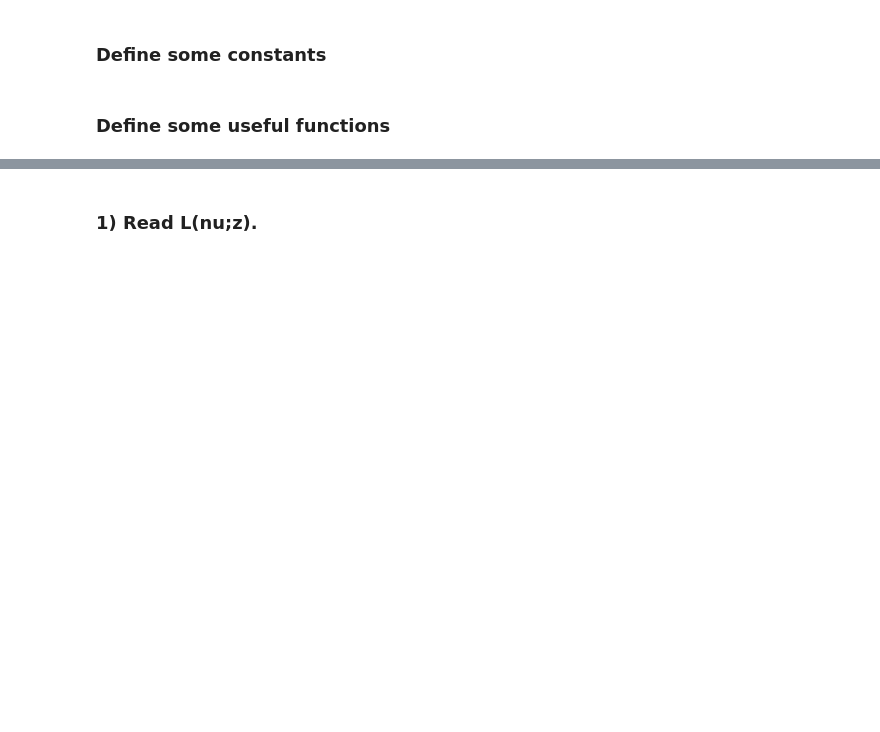
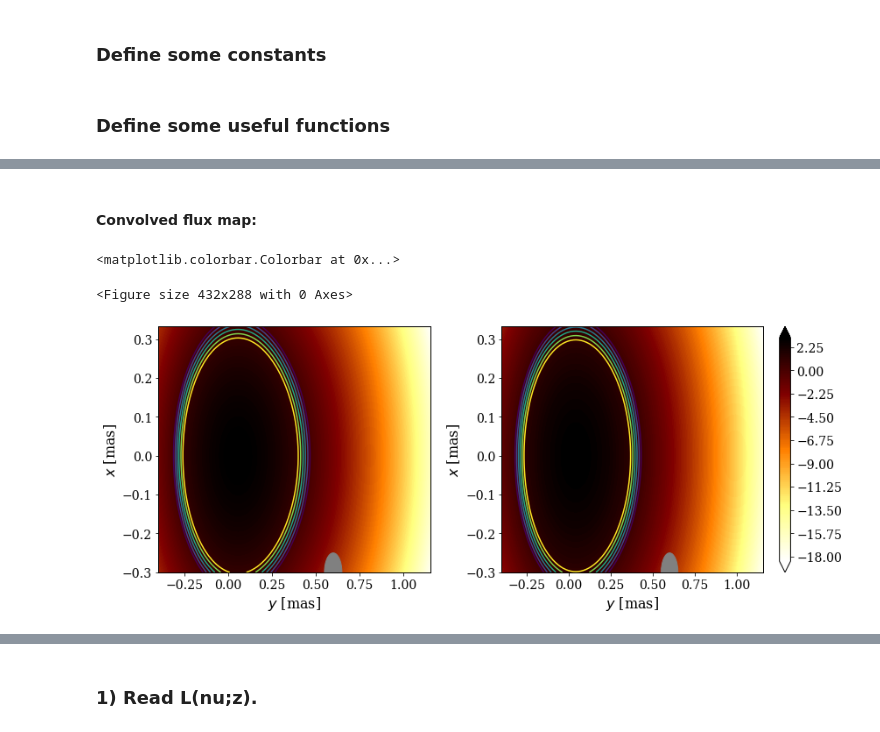
Before and after one commit to santimda/ExtendedJet, a Jupyter notebook: PostProcessing/MapFlux.ipynb, the cells around one changed output, grey strips where cells are left out. Cells and saved outputs as stored; diff of their text form; code cells hidden in the pictures; blank space fills up the shorter version.

```diff
--- a/PostProcessing/MapFlux.ipynb
+++ b/PostProcessing/MapFlux.ipynb
@@ -25,8 +25,8 @@ from matplotlib.colors import Colormap
 ### User parameters
 # %%
 incl = 17.0 * np.pi / 180.0
-Nx = 64 # = Ns ?
-nu_target_GHz = 43
+Nx = 32
+nu_target_GHz = 43.0
 f_Ny = 0.15 # Nyquist frequency (< 0.6)
 #sigma_x, sigma_y = 0.31, 0.31 # Beam resolution in [mas]
 sigma_x, sigma_y = 0.1, 0.1 # Mock value for testing
@@ -183,0 +307,37 @@ def make_spix_map( x_c, y_c, nu1, F_map1, nu2, F_map2):
+# %% [markdown]
+#### Convolved flux map:
+# %%
+from matplotlib.patches import Ellipse
+
+plt.clf()
+fig, (ax1, ax2) = plt.subplots(1, 2, figsize=(12, 5), gridspec_kw={'width_ratios': [1, 1.2]})
+ax1.set_xlabel(r"$y$ [mas]")
+ax1.set_ylabel(r"$x$ [mas]")
+ax1.set_xlim([y_c[0], y_c[-1]])
+ax1.set_ylim([x_c[0], x_c[-1]])
+ax2.set_xlabel(r"$y$ [mas]")
+ax2.set_ylabel(r"$x$ [mas]")
+ax2.set_xlim([y_c[0], y_c[-1]])
+ax2.set_ylim([x_c[0], x_c[-1]])
+cmap  = plt.cm.afmhot_r
+#cmap.set_label(r"$S_\nu$ [mJy beam$^{-1}$]")
+CS_conv = ax1.contourf( y_c, x_c, np.log10(F_map_c1), cmap=cmap, levels=200, extend="both")
+CS_conv = ax2.contourf( y_c, x_c, np.log10(F_map_c2), cmap=cmap, levels=200, extend="both")
+
+#Agregar contornos a (1, 1.4, 2, 2.8...)*3 mJy beam^-1.
+obs_cont = np.log10([1*3, 1.4*3, 2*3, 2.8*3, 4*3, 5.6*3]) # HACERLOS EN GRIS!
+plot_cont = ax1.contour( y_c, x_c, np.log10(F_map_c1), levels=obs_cont, extend="both")
+plot_cont2 = ax2.contour( y_c, x_c, np.log10(F_map_c2), levels=obs_cont, extend="both")
+
+el = Ellipse((0.6, -0.3), sigma_y, sigma_x, color='grey')
+el2 = Ellipse((0.6, -0.3), sigma_y, sigma_x, color='grey')
+
+ax1.add_patch(el)
+ax2.add_patch(el2)
+
+plt.tight_layout()
+fig.colorbar( CS_conv)
+# %% [output]
+<matplotlib.colorbar.Colorbar at 0x...>
+<Figure size 432x288 with 0 Axes>
+[figure, added]
```
Also changed, not shown: parts of 29 cells of this notebook.
